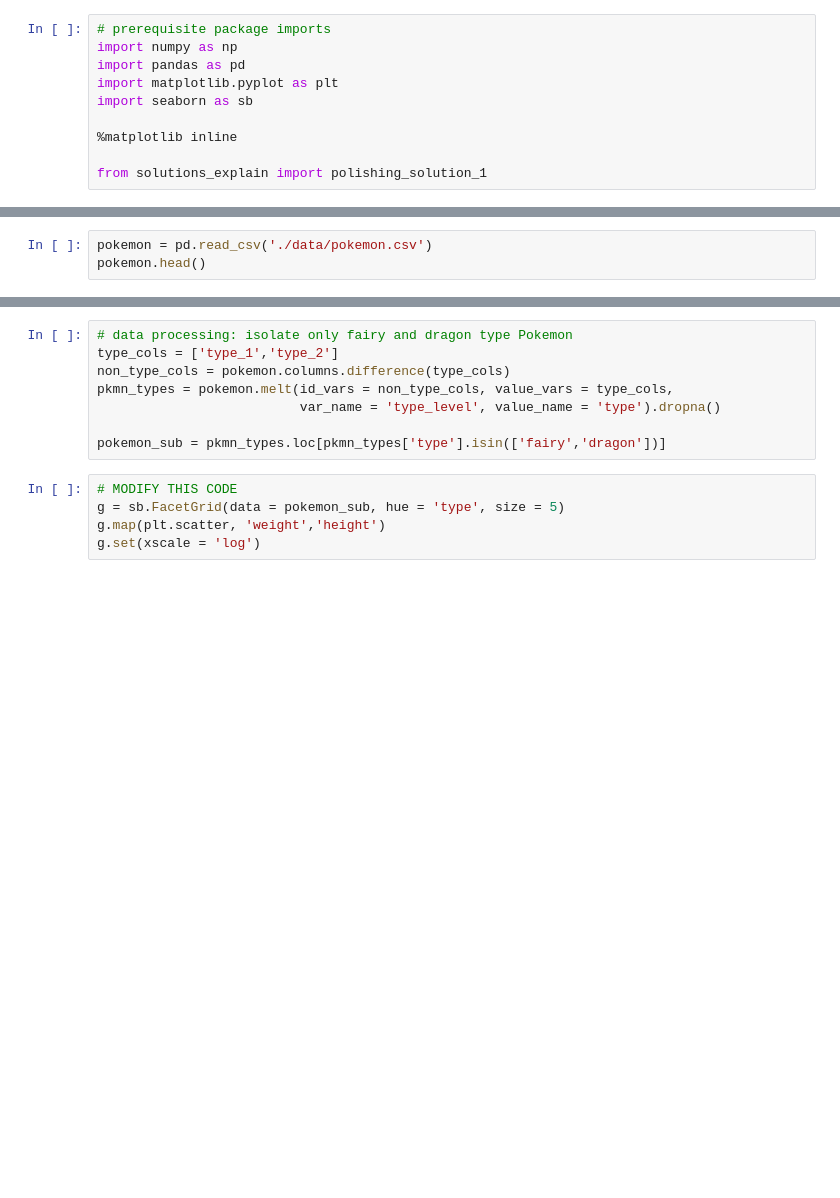
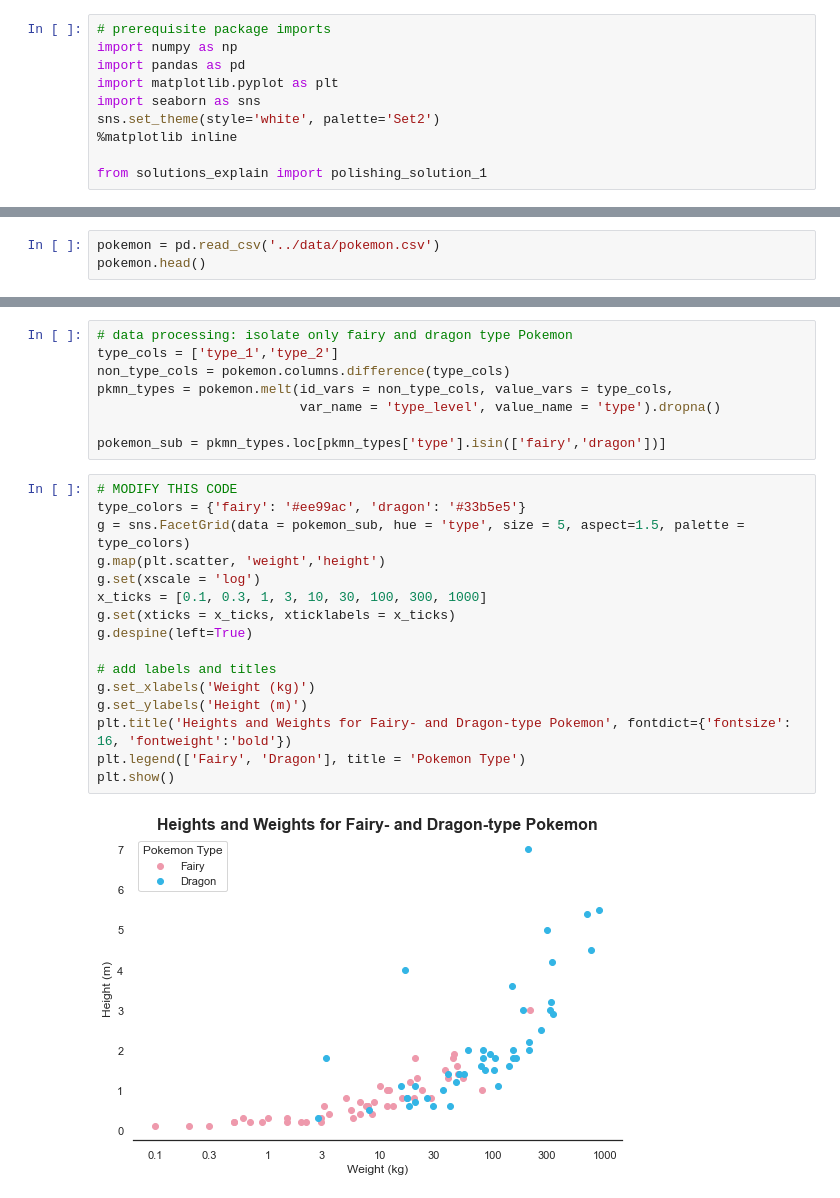
Before and after one commit to ahmed-gharib89/visualisations-advanced-data-analysis, a Jupyter notebook: Explanatory_Visualizations/Polishing_Plots_Practice.ipynb, the cells around one changed output, grey strips where cells are left out. Saved outputs shown, nothing was run; the diff lists cells and outputs as text; blank space fills up the shorter version.

Commit message:
Solution for Polishing Plots Practice

```diff
--- a/Explanatory_Visualizations/Polishing_Plots_Practice.ipynb
+++ b/Explanatory_Visualizations/Polishing_Plots_Practice.ipynb
@@ -3,13 +3,13 @@
 import numpy as np
 import pandas as pd
 import matplotlib.pyplot as plt
-import seaborn as sb
-
+import seaborn as sns
+sns.set_theme(style='white', palette='Set2')
 %matplotlib inline
 
 from solutions_explain import polishing_solution_1
 # %% [markdown]
 In this workspace, you'll perform some polishing and cleanup of a plot created using the Pokémon creature dataset.
 # %%
-pokemon = pd.read_csv('./data/pokemon.csv')
+pokemon = pd.read_csv('../data/pokemon.csv')
 pokemon.head()
@@ -25,11 +32,24 @@ pkmn_types = pokemon.melt(id_vars = non_type_cols, value_vars = type_cols,
                           var_name = 'type_level', value_name = 'type').dropna()
 
 pokemon_sub = pkmn_types.loc[pkmn_types['type'].isin(['fairy','dragon'])]
-# %%
-# MODIFY THIS CODE
-g = sb.FacetGrid(data = pokemon_sub, hue = 'type', size = 5)
-g.map(plt.scatter, 'weight','height')
-g.set(xscale = 'log')
+# %%
+# MODIFY THIS CODE
+type_colors = {'fairy': '#ee99ac', 'dragon': '#33b5e5'}
+g = sns.FacetGrid(data = pokemon_sub, hue = 'type', size = 5, aspect=1.5, palette = type_colors)
+g.map(plt.scatter, 'weight','height')
+g.set(xscale = 'log')
+x_ticks = [0.1, 0.3, 1, 3, 10, 30, 100, 300, 1000]
+g.set(xticks = x_ticks, xticklabels = x_ticks)
+g.despine(left=True)
+
+# add labels and titles
+g.set_xlabels('Weight (kg)')
+g.set_ylabels('Height (m)')
+plt.title('Heights and Weights for Fairy- and Dragon-type Pokemon', fontdict={'fontsize': 16, 'fontweight':'bold'})
+plt.legend(['Fairy', 'Dragon'], title = 'Pokemon Type')
+plt.show()
+# %% [output]
+[figure, added]
 # %%
 # run this cell to check your work against ours
 polishing_solution_1()
```
Also changed, not shown: parts of 2 cells of this notebook, 1 other file.
